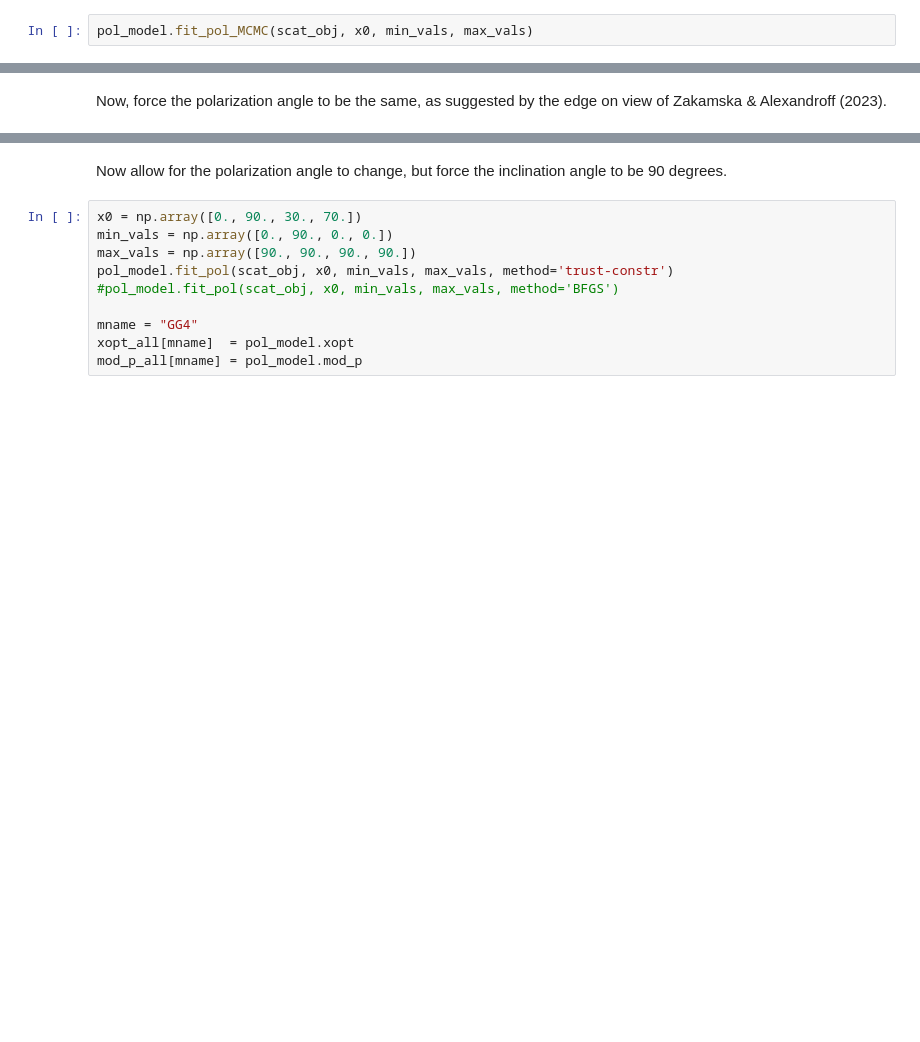
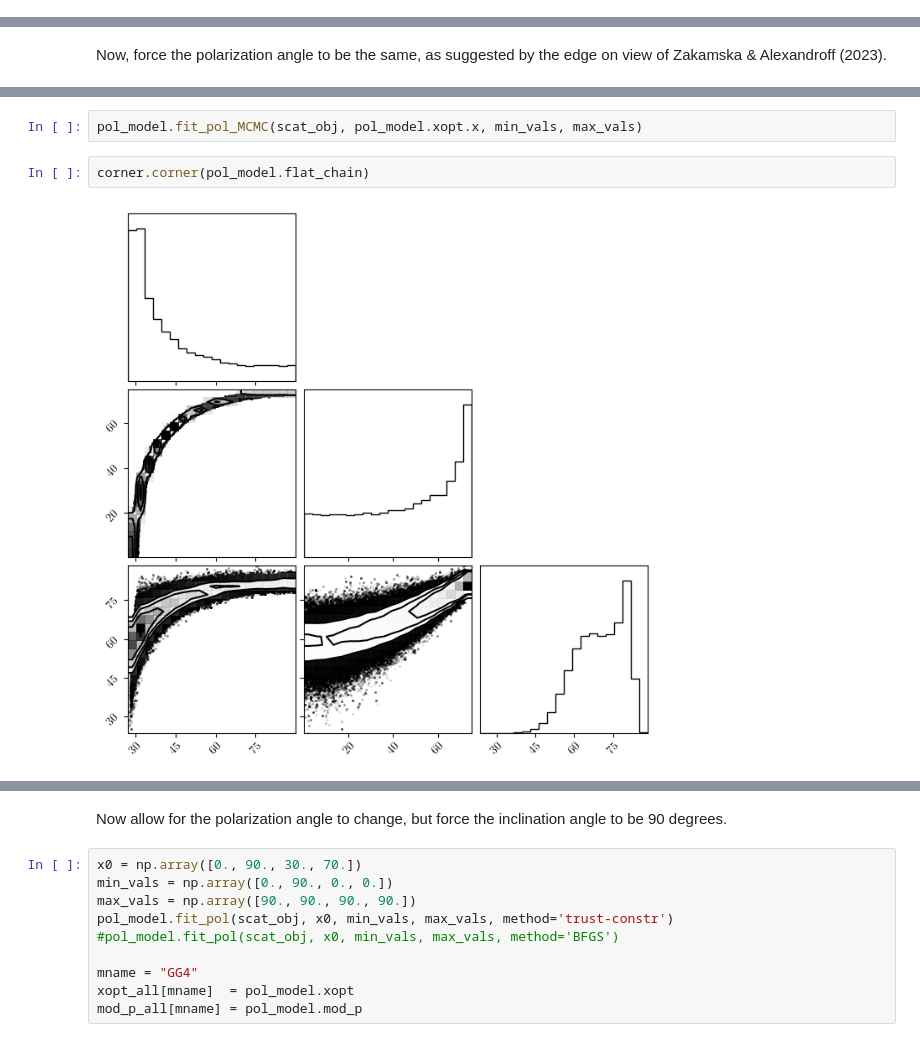
Before and after one commit to rjassef/Impol_BHDs_repo, a Jupyter notebook: spec_modeling/W0116_PolModel_torus_Gas.ipynb, the cells around one changed output, grey strips where cells are left out. Saved outputs shown, nothing was run; the diff lists cells and outputs as text; blank space fills up the shorter version.

```diff
--- a/spec_modeling/W0116_PolModel_torus_Gas.ipynb
+++ b/spec_modeling/W0116_PolModel_torus_Gas.ipynb
@@ -298,2 +298,0 @@ $[43.198437,~34.06384,~0.0029159822] \; \mathrm{{}^{\circ}}$
-# %%
-pol_model.fit_pol_MCMC(scat_obj, x0, min_vals, max_vals)
@@ -343,0 +327,6 @@ mod_chi_all[mname] = pol_model.mod_chi
+# %%
+pol_model.fit_pol_MCMC(scat_obj, pol_model.xopt.x, min_vals, max_vals)
+# %%
+corner.corner(pol_model.flat_chain)
+# %% [output]
+[figure, added]
```
Also changed, not shown: parts of 31 cells of this notebook, 1 other file.
